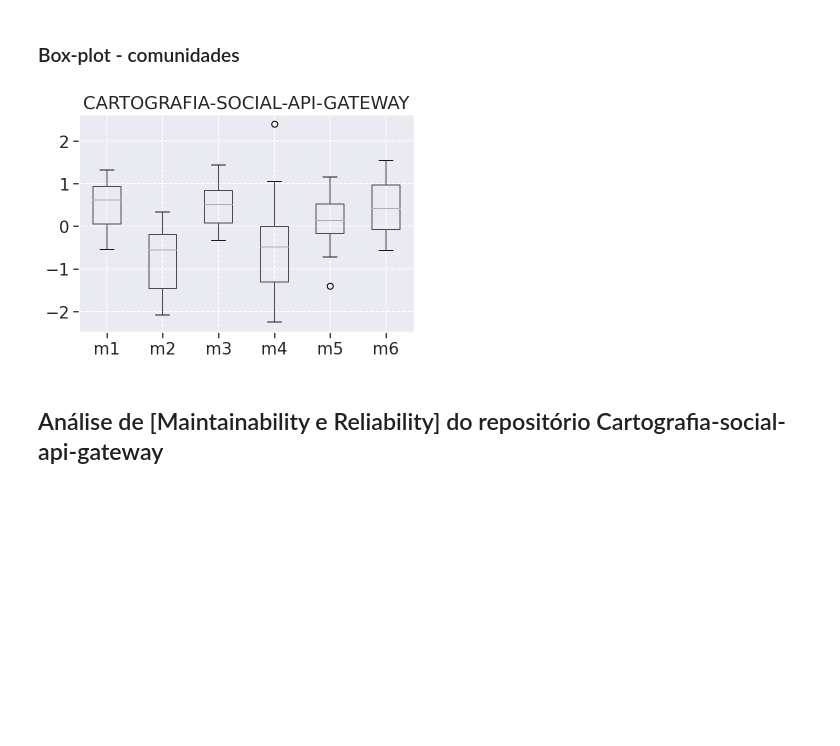
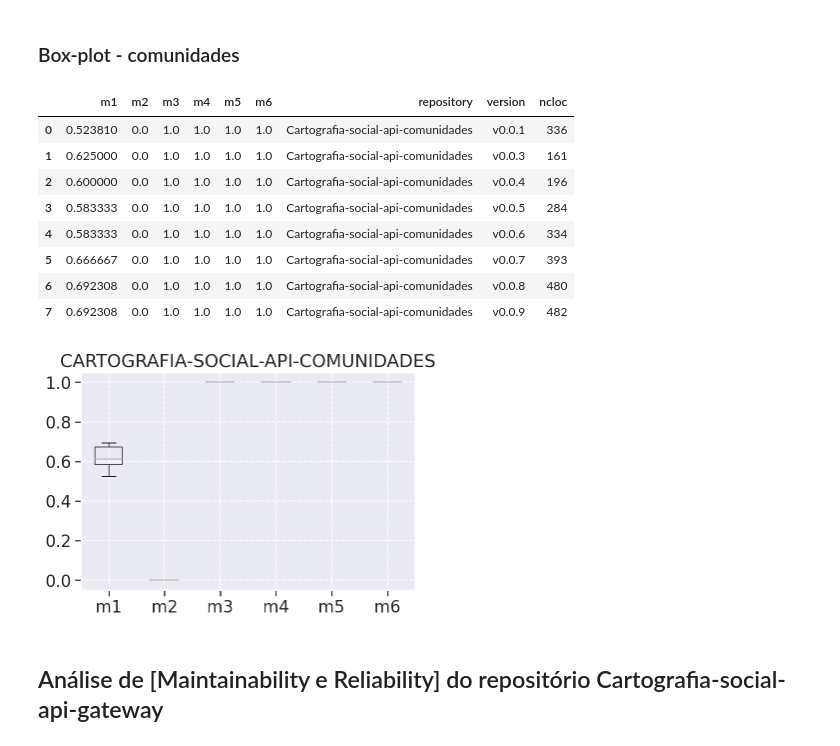
Before and after one commit to fga-eps-mds/2021.1-Cartografia-social-docs, a Jupyter notebook: analytics-raw-data/analytics1.ipynb, the cells around one changed output. Drawn from its saved outputs; the diff is of its cells as text; code cells hidden in the pictures; blank space fills up the shorter version.

Commit message:
[#95] analytics -plotting scatter

```diff
--- a/analytics-raw-data/analytics1.ipynb
+++ b/analytics-raw-data/analytics1.ipynb
@@ -436,11 +436,11 @@ def descriptive_per(df):
 # %%
-def generate_box(df, repository):
-    np.random.seed(1234)
-    df = pd.DataFrame(np.random.randn(10, 6),
+def generate_box(data, repository):
+    df = pd.DataFrame(data,
                       columns=['m1', 'm2', 'm3', 'm4', 'm5', 'm6'])
 
+    #print(f"Meu df {df}")
     plt.title(f"{repository}")
-    boxplot = df.boxplot(column=['m1', 'm2', 'm3', 'm4', 'm5', 'm6'])
+    boxplot = df.boxplot(column=['m1', 'm2', 'm3', 'm4', 'm5', 'm6'], figsize=(20,10))
 # %%
 #plot history
 def plot_history(df, repository):
@@ -497,8 +534,18 @@ repository = "CARTOGRAFIA-SOCIAL-API-COMUNIDADES"
 ### Box-plot - comunidades
 # %%
 generate_box(generic_df, repository)
+generic_df
 # %% [output]
+|  | m1 | m2 | m3 | m4 | m5 | m6 | repository | version | ncloc |
+| 0 | 0.523810 | 0.0 | 1.0 | 1.0 | 1.0 | 1.0 | Cartografia-social-api-comunidades | v0.0.1 | 336 |
+| 1 | 0.625000 | 0.0 | 1.0 | 1.0 | 1.0 | 1.0 | Cartografia-social-api-comunidades | v0.0.3 | 161 |
+| 2 | 0.600000 | 0.0 | 1.0 | 1.0 | 1.0 | 1.0 | Cartografia-social-api-comunidades | v0.0.4 | 196 |
+| 3 | 0.583333 | 0.0 | 1.0 | 1.0 | 1.0 | 1.0 | Cartografia-social-api-comunidades | v0.0.5 | 284 |
+| 4 | 0.583333 | 0.0 | 1.0 | 1.0 | 1.0 | 1.0 | Cartografia-social-api-comunidades | v0.0.6 | 334 |
+| 5 | 0.666667 | 0.0 | 1.0 | 1.0 | 1.0 | 1.0 | Cartografia-social-api-comunidades | v0.0.7 | 393 |
+| 6 | 0.692308 | 0.0 | 1.0 | 1.0 | 1.0 | 1.0 | Cartografia-social-api-comunidades | v0.0.8 | 480 |
+| 7 | 0.692308 | 0.0 | 1.0 | 1.0 | 1.0 | 1.0 | Cartografia-social-api-comunidades | v0.0.9 | 482 |
-[figure, old version]
+[figure, new version]
 # %% [markdown]
 ## Análise de  [Maintainability e Reliability] do repositório Cartografia-social-api-gateway
 # %%
```
Also changed, not shown: parts of 47 cells of this notebook, 5 other files.
